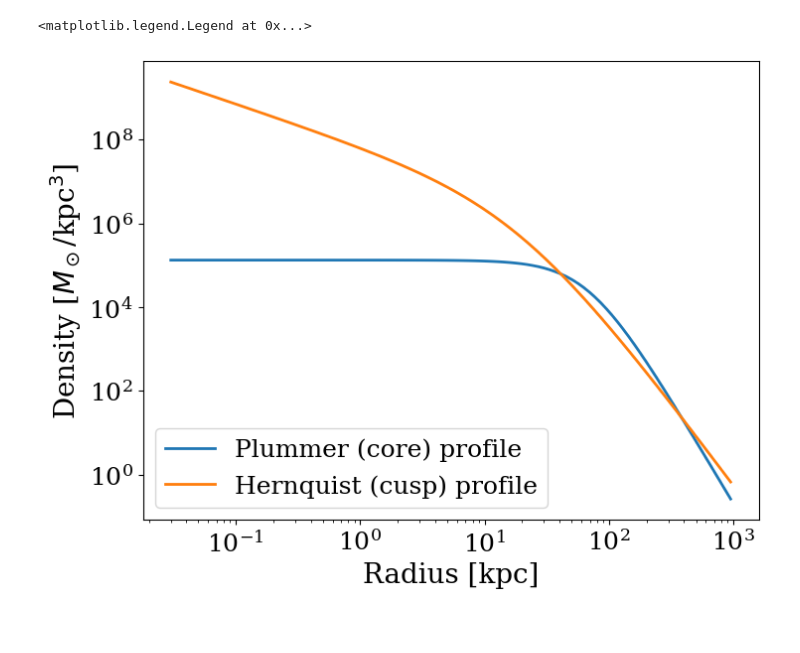
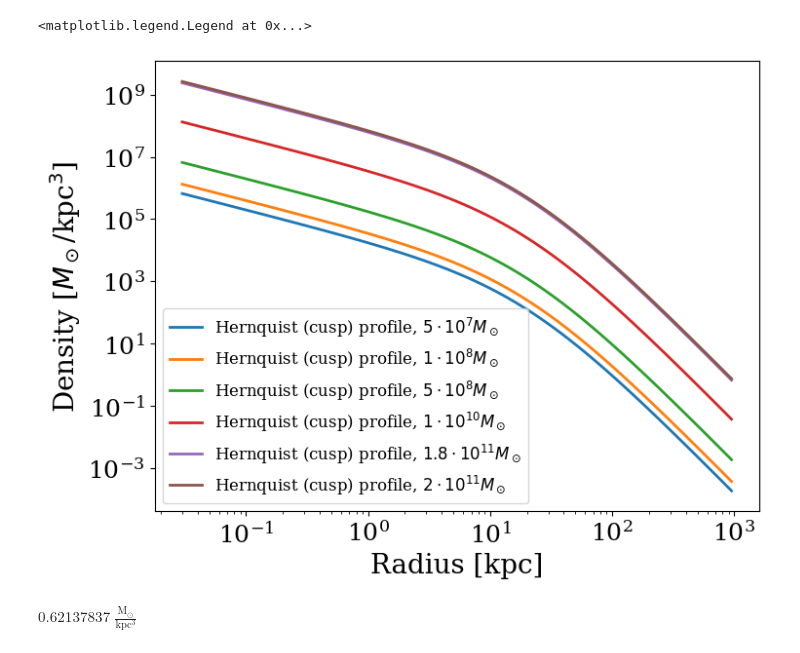
Before and after one commit to TheArchAstronomer/My_thesis, a Jupyter notebook: density_profile.ipynb, the cells around one changed output. Saved outputs shown, nothing was run; the diff lists cells and outputs as text; code cells hidden in the pictures; blank space fills up the shorter version.

```diff
--- a/density_profile.ipynb
+++ b/density_profile.ipynb
@@ -11,6 +11,21 @@ for i in range(1, 4):
     r = np.logspace(-2, 2.5, 100) * u.kpc * i
 
 rho_h = (m_lmc / (2 * np.pi))*(r_sh / r) * (1 / (r + r_sh)**3)
+
+m_lmc2 = 1.0e10 * u.Msun
+rho_h2 = (m_lmc2 / (2 * np.pi))*(r_sh / r) * (1 / (r + r_sh)**3)
+
+m_lmc3 = 2.0e11 * u.Msun
+rho_h3 = (m_lmc3 / (2 * np.pi))*(r_sh / r) * (1 / (r + r_sh)**3)
+
+m_lmc4 = 5.0e7 * u.Msun
+rho_h4 = (m_lmc4 / (2 * np.pi))*(r_sh / r) * (1 / (r + r_sh)**3)
+
+m_lmc5 = 1.0e8 * u.Msun
+rho_h5 = (m_lmc5 / (2 * np.pi))*(r_sh / r) * (1 / (r + r_sh)**3)
+
+m_lmc6 = 5.0e8 * u.Msun
+rho_h6 = (m_lmc6 / (2 * np.pi))*(r_sh / r) * (1 / (r + r_sh)**3)
 # %%
 rs = 1.62 * u.kpc * (m_lmc / (1e8 * u.Msun))**(1/2)
 
@@ -18,15 +33,24 @@ rho_p = ((3 * m_lmc) / (4 * np.pi * rs**3)) * (1 + (r**2 / rs**2))**(-5/2)
 # %%
 plt.rc('text', usetex=False)
 plt.rc('font', family='serif')
 fig = plt.figure(figsize=(8, 6))
-plt.plot(r, rho_p, label='Plummer (core) profile', linewidth=2)
-plt.plot(r, rho_h, label='Hernquist (cusp) profile', linewidth=2)
+#plt.plot(r, rho_p, label='Plummer (core) profile', linewidth=2)
+plt.plot(r, rho_h4, label=r'Hernquist (cusp) profile, $5 \cdot 10^{7} M_\odot$', linewidth=2)
+plt.plot(r, rho_h5, label=r'Hernquist (cusp) profile, $1 \cdot 10^{8} M_\odot$', linewidth=2)
+plt.plot(r, rho_h6, label=r'Hernquist (cusp) profile, $5 \cdot 10^{8} M_\odot$', linewidth=2)
+plt.plot(r, rho_h2, label=r'Hernquist (cusp) profile, $1 \cdot 10^{10} M_\odot$', linewidth=2)
+plt.plot(r, rho_h, label=r'Hernquist (cusp) profile, $1.8 \cdot 10^{11} M_\odot$', linewidth=2)
+plt.plot(r, rho_h3, label=r'Hernquist (cusp) profile, $2 \cdot 10^{11} M_\odot$', linewidth=2)
 plt.tick_params(labelsize=18)
 plt.Axes.set_xscale(plt.gca(), 'log')
 plt.Axes.set_yscale(plt.gca(), 'log')
 plt.xlabel('Radius [kpc]', size=20)
 plt.ylabel(r"Density [$M_\odot$/kpc$^3$]", size=20)
-plt.legend(fontsize=18)
+plt.legend(fontsize=12)
 # %% [output]
 <matplotlib.legend.Legend at 0x...>
-[figure, old version]
+[figure, new version]
+# %%
+((512**3) * 1 * u.Msun)/ (600 * u.kpc)**3
+# %% [output]
+$0.62137837 \; \mathrm{\frac{M_{\odot}}{kpc^{3}}}$
```
Also changed, not shown: 1 other file.
